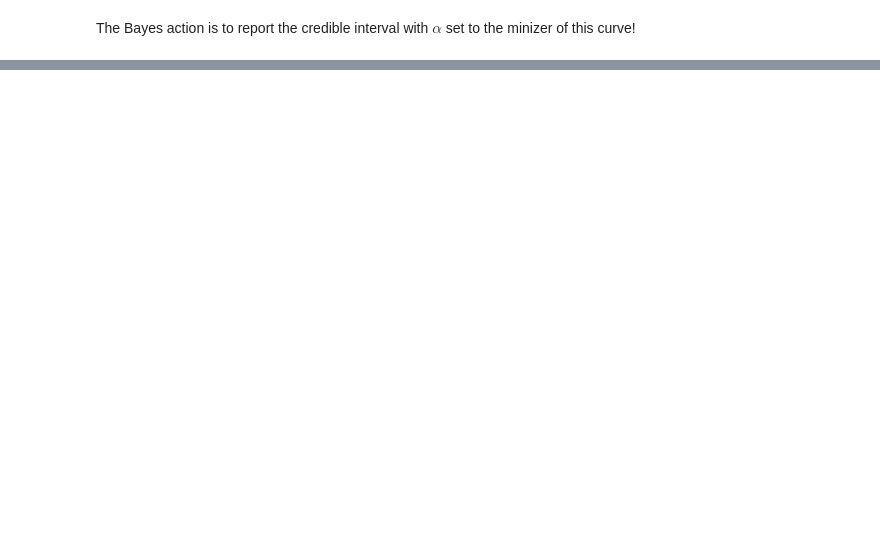
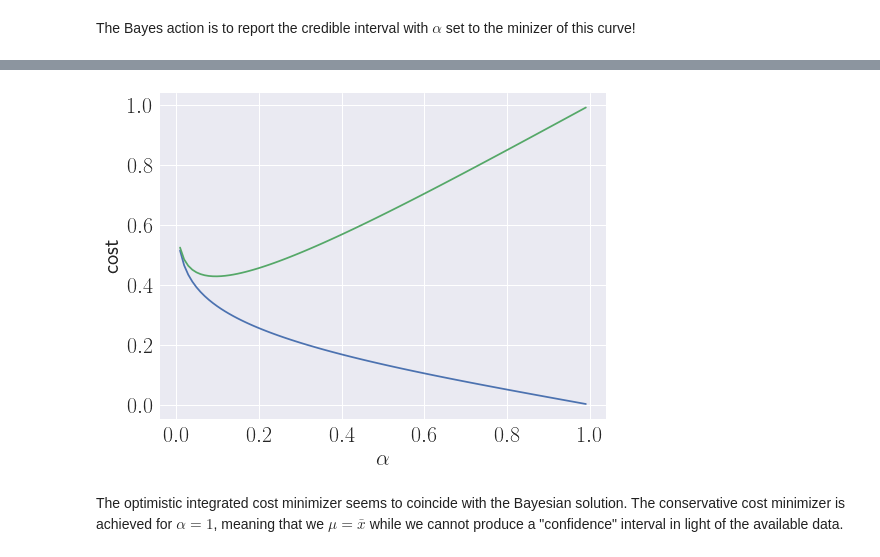
Before and after one commit to rbardenet/subjective-fits, a Jupyter notebook: tutorial_notebook/tutorial.ipynb, the cells around one changed output, grey strips where cells are left out. Cells and saved outputs as stored; diff of their text form; code cells hidden in the pictures; blank space fills up the shorter version.

```diff
--- a/tutorial_notebook/tutorial.ipynb
+++ b/tutorial_notebook/tutorial.ipynb
@@ -73,0 +116,18 @@ The Bayes action is to report the credible interval with $\alpha$ set to the min
+# %%
+costs_cons = []
+costs_optm = []
+for alpha  in alphas:
+    lo, hi = cb.interval(1-alpha)
+    costs_cons.append( gamma*(hi-lo))
+    costs_optm.append( gamma*(hi-lo) + alpha )
+
+plt.plot(alphas, costs_cons)
+plt.plot(alphas, costs_optm)
+plt.xlabel(r"$\alpha$")
+plt.ylabel("cost")
+plt.legend(['',''])
+plt.show()
+# %% [output]
+[figure, added]
+# %% [markdown]
+The optimistic integrated cost minimizer seems to coincide with the Bayesian solution. The conservative cost minimizer is achieved for $\alpha=1$, meaning that we $\mu = \bar{x}$ while we cannot produce a "confidence" interval in light of the available data.
```
Also changed, not shown: parts of 12 cells of this notebook, 1 other file.
